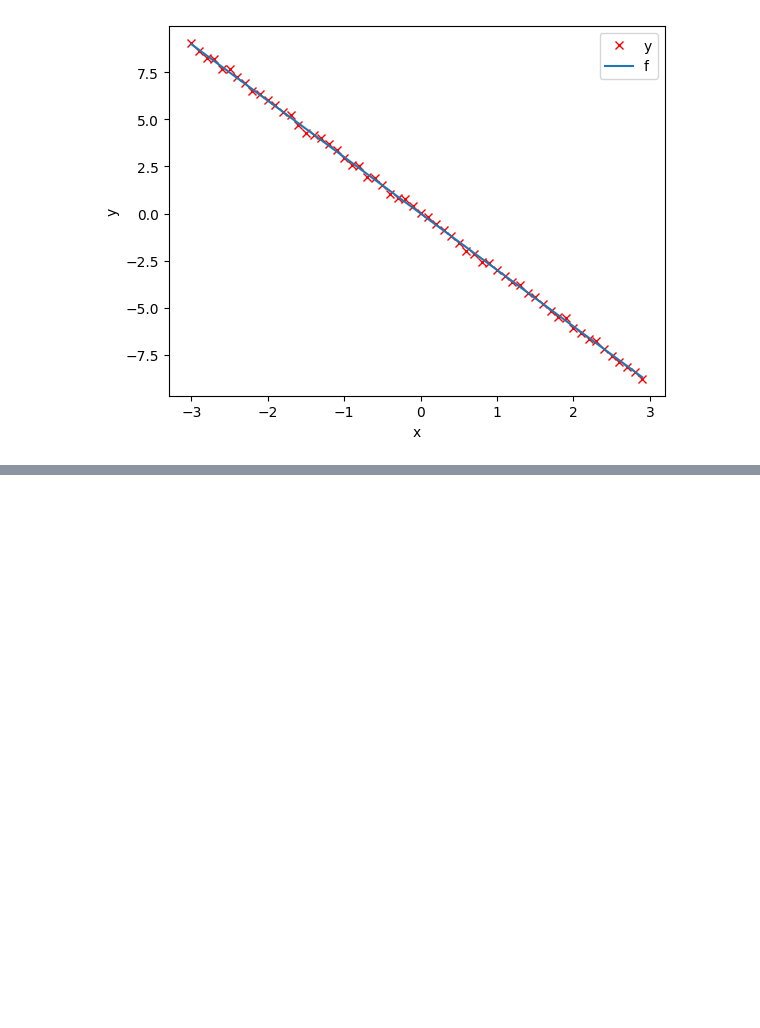
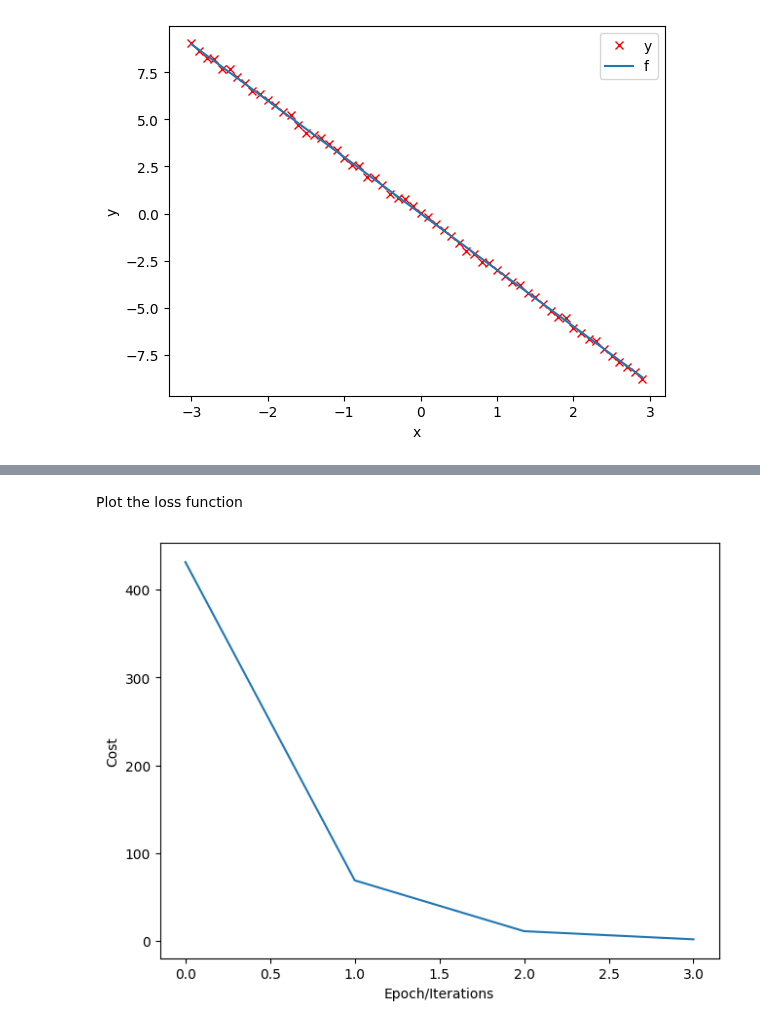
Before and after one commit to broskunta/PyTorch-Linear-Regression, a Jupyter notebook: Linear_Regression_1D_PyTorch.ipynb, the cells around one changed output, grey strips where cells are left out. Cells and saved outputs as stored; diff of their text form; code cells hidden in the pictures; blank space fills up the shorter version.

```diff
--- a/Linear_Regression_1D_PyTorch.ipynb
+++ b/Linear_Regression_1D_PyTorch.ipynb
@@ -88,0 +209,11 @@ plt.show()
+# %% [markdown]
+Plot the loss function
+# %%
+plt.plot(LOSS1)
+
+plt.tight_layout()
+plt.xlabel('Epoch/Iterations')
+plt.ylabel('Cost')
+plt.show()
+# %% [output]
+[figure, added]
```
Also changed, not shown: parts of 23 cells of this notebook.
